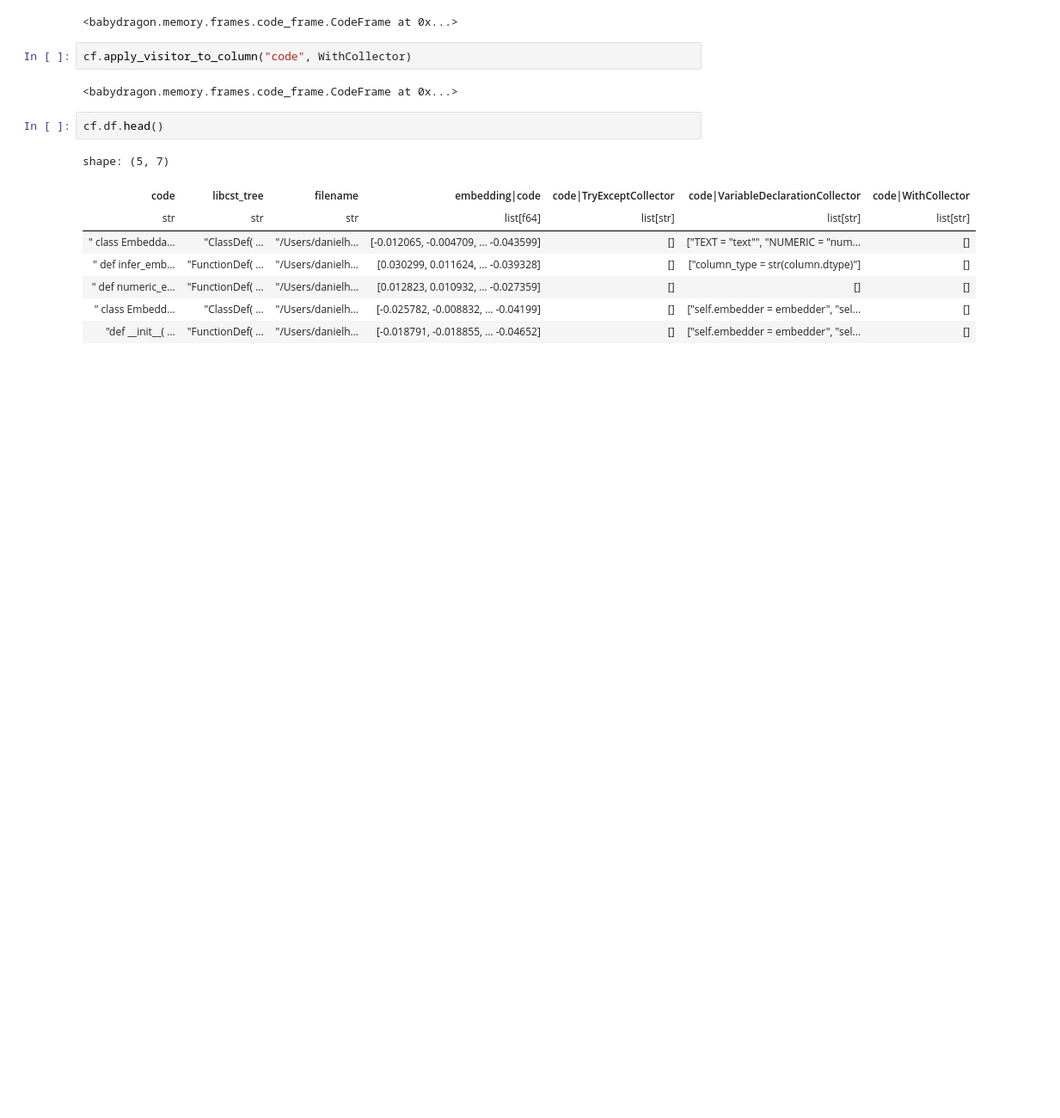
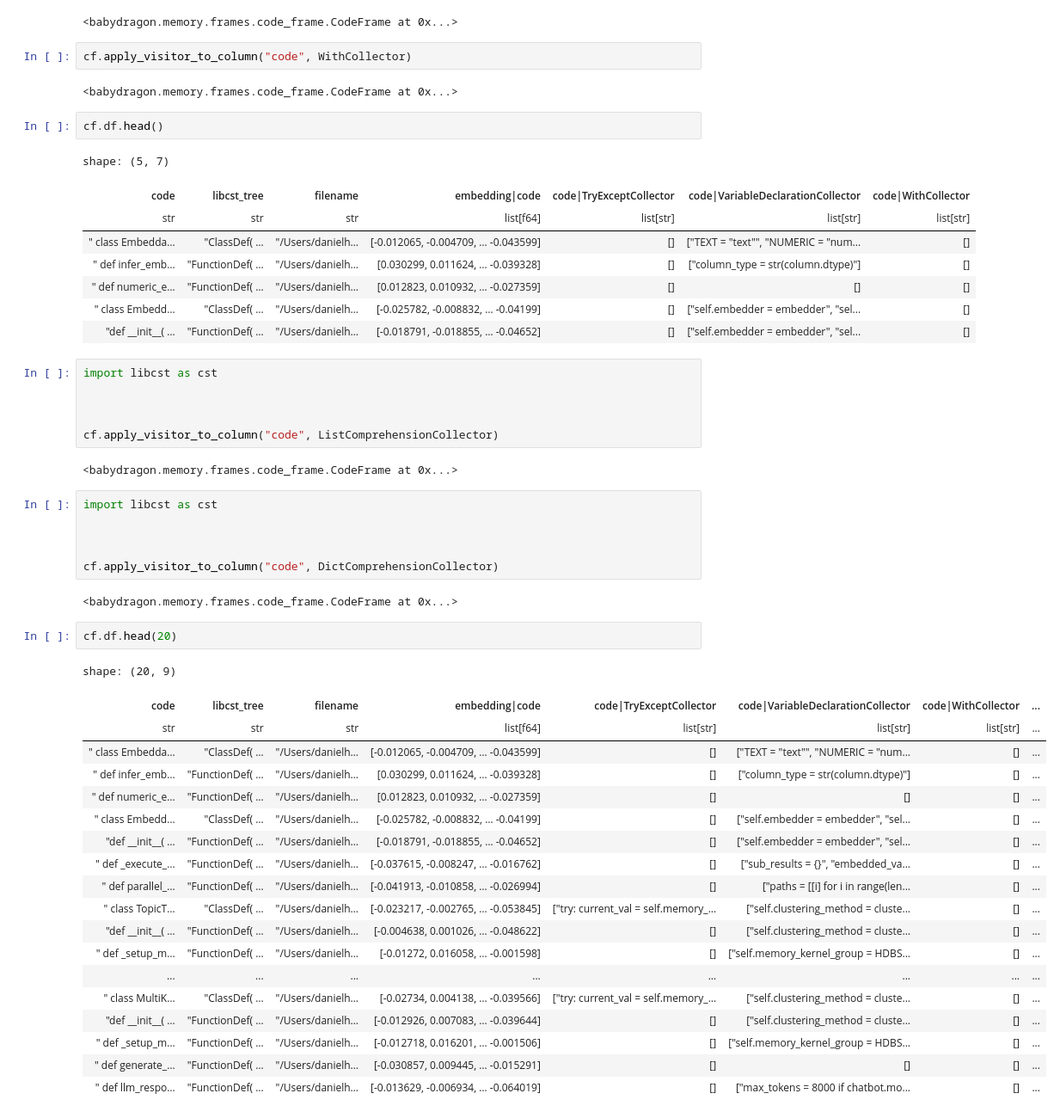
Before and after one commit to Neural-Dragon-AI/BabyDragon, a Jupyter notebook: notebooks/code_frame.ipynb, the cells around one changed output. Shown at 86% size. Drawn from its saved outputs; the diff is of its cells as text; blank space fills up the shorter version.

```diff
--- a/notebooks/code_frame.ipynb
+++ b/notebooks/code_frame.ipynb
@@ -137,3 +137,41 @@ shape: (5, 7)
 | " def numeric_e… | "FunctionDef( … | "/Users/danielh… | [0.012823, 0.010932, … -0.027359] | [] | [] | [] |
 | " class Embedd… | "ClassDef( … | "/Users/danielh… | [-0.025782, -0.008832, … -0.04199] | [] | ["self.embedder = embedder", "sel... | [] |
 | "def __init__( … | "FunctionDef( … | "/Users/danielh… | [-0.018791, -0.018855, … -0.04652] | [] | ["self.embedder = embedder", "sel... | [] |
+# %%
+import libcst as cst
+
+
+
+cf.apply_visitor_to_column("code", ListComprehensionCollector)
+# %% [output]
+<babydragon.memory.frames.code_frame.CodeFrame at 0x...>
+# %%
+import libcst as cst
+
+
+
+cf.apply_visitor_to_column("code", DictComprehensionCollector)
+# %% [output]
+<babydragon.memory.frames.code_frame.CodeFrame at 0x...>
+# %%
+cf.df.head(20)
+# %% [output]
+shape: (20, 9)
+| code | libcst_tree | filename | embedding|code | code|TryExceptCollector | code|VariableDeclarationCollector | code|WithCollector | ... |
+| str | str | str | list[f64] | list[str] | list[str] | list[str] | ... |
+| " class Embedda… | "ClassDef( … | "/Users/danielh… | [-0.012065, -0.004709, … -0.043599] | [] | ["TEXT = "text"", "NUMERIC = "num... | [] | ... |
+| " def infer_emb… | "FunctionDef( … | "/Users/danielh… | [0.030299, 0.011624, … -0.039328] | [] | ["column_type = str(column.dtype)"] | [] | ... |
+| " def numeric_e… | "FunctionDef( … | "/Users/danielh… | [0.012823, 0.010932, … -0.027359] | [] | [] | [] | ... |
+| " class Embedd… | "ClassDef( … | "/Users/danielh… | [-0.025782, -0.008832, … -0.04199] | [] | ["self.embedder = embedder", "sel... | [] | ... |
+| "def __init__( … | "FunctionDef( … | "/Users/danielh… | [-0.018791, -0.018855, … -0.04652] | [] | ["self.embedder = embedder", "sel... | [] | ... |
+| " def _execute_… | "FunctionDef( … | "/Users/danielh… | [-0.037615, -0.008247, … -0.016762] | [] | ["sub_results = {}", "embedded_va... | [] | ... |
+| " def parallel_… | "FunctionDef( … | "/Users/danielh… | [-0.041913, -0.010858, … -0.026994] | [] | ["paths = [[i] for i in range(len... | [] | ... |
+| " class TopicT… | "ClassDef( … | "/Users/danielh… | [-0.023217, -0.002765, … -0.053845] | ["try: current_val = self.memory_... | ["self.clustering_method = cluste... | [] | ... |
+| "def __init__( … | "FunctionDef( … | "/Users/danielh… | [-0.004638, 0.001026, … -0.048622] | [] | ["self.clustering_method = cluste... | [] | ... |
+| " def _setup_m… | "FunctionDef( … | "/Users/danielh… | [-0.01272, 0.016058, … -0.001598] | [] | ["self.memory_kernel_group = HDBS... | [] | ... |
+| ... | ... | ... | ... | ... | ... | ... | ... |
+| " class MultiK… | "ClassDef( … | "/Users/danielh… | [-0.02734, 0.004138, … -0.039566] | ["try: current_val = self.memory_... | ["self.clustering_method = cluste... | [] | ... |
+| "def __init__( … | "FunctionDef( … | "/Users/danielh… | [-0.012926, 0.007083, … -0.039644] | [] | ["self.clustering_method = cluste... | [] | ... |
+| " def _setup_m… | "FunctionDef( … | "/Users/danielh… | [-0.012718, 0.016201, … -0.001506] | [] | ["self.memory_kernel_group = HDBS... | [] | ... |
+| " def generate_… | "FunctionDef( … | "/Users/danielh… | [-0.030857, 0.009445, … -0.015291] | [] | [] | [] | ... |
+| " def llm_respo… | "FunctionDef( … | "/Users/danielh… | [-0.013629, -0.006934, … -0.064019] | [] | ["max_tokens = 8000 if chatbot.mo... | [] | ... |
```
Also changed, not shown: parts of 1 cell of this notebook, 1 other file.
